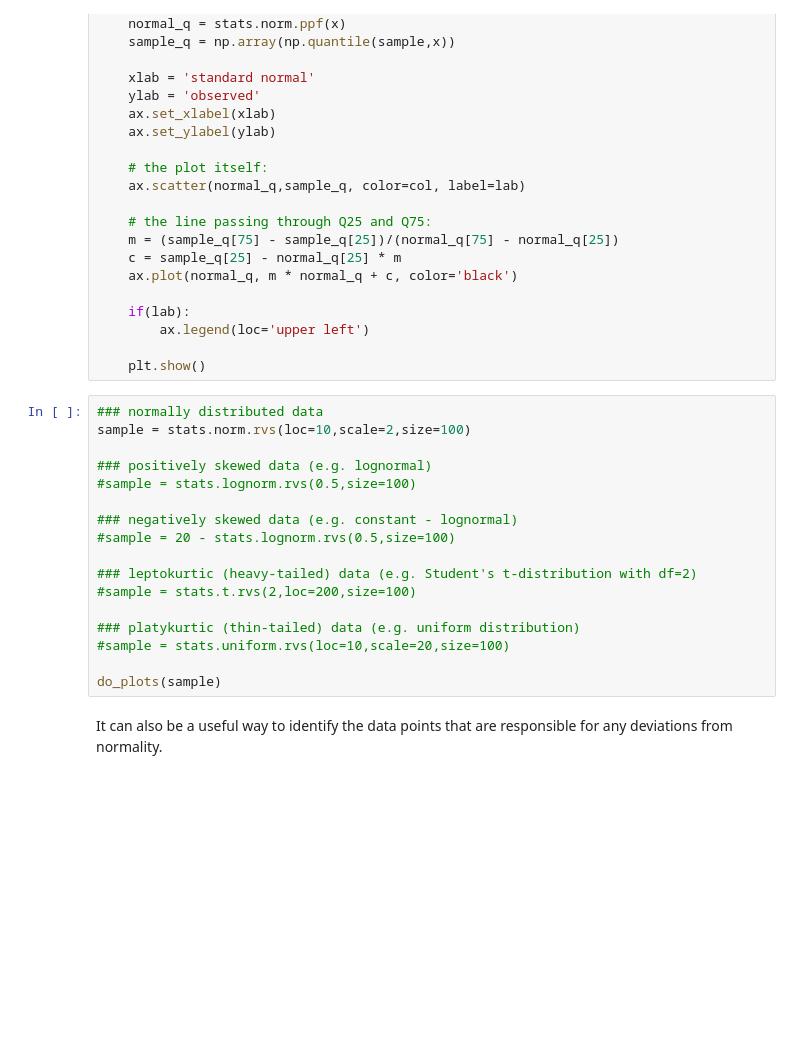
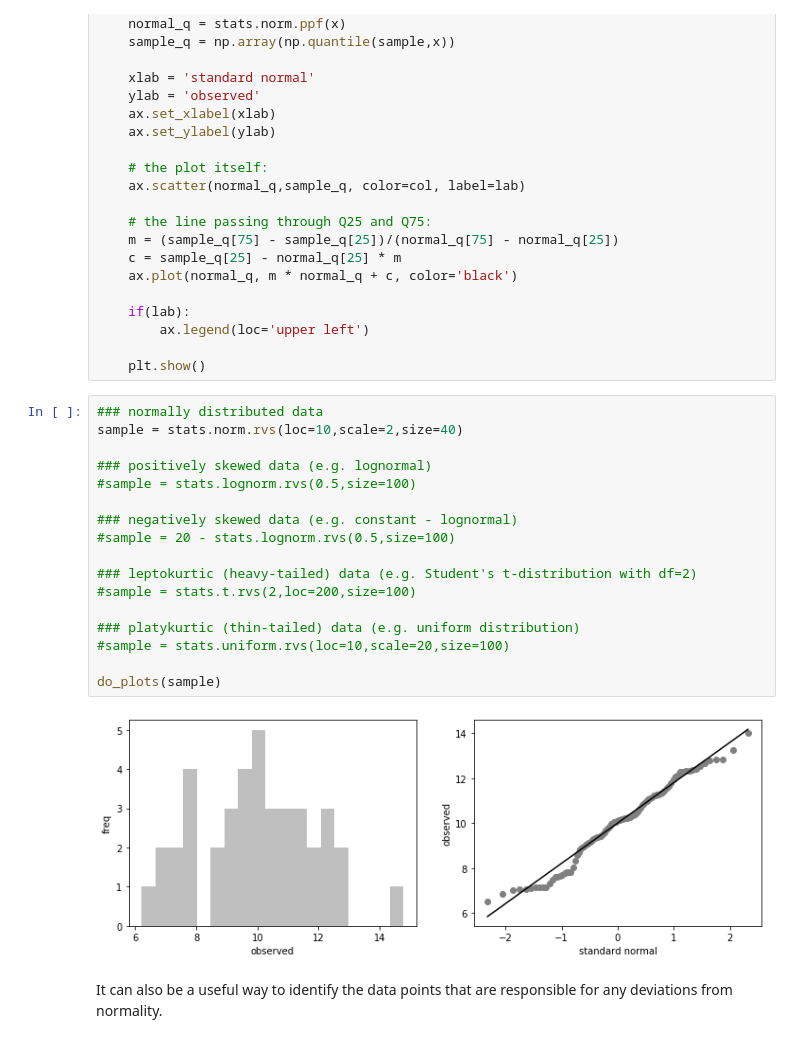
Before and after one commit to ImperialCollegeLondon/RCDS-further-hypothesis-testing, a Jupyter notebook: python_version/notebooks/6_Testing_for_normality.ipynb, the cells around one changed output. Cells and saved outputs as stored; diff of their text form; blank space fills up the shorter version.

```diff
--- a/python_version/notebooks/6_Testing_for_normality.ipynb
+++ b/python_version/notebooks/6_Testing_for_normality.ipynb
@@ -92,21 +92,23 @@ def do_plots(sample, col='gray', lab=None, mu=None, sigma=None):
     plt.show()
 # %%
 ### normally distributed data
-sample = stats.norm.rvs(loc=10,scale=2,size=100)
+sample = stats.norm.rvs(loc=10,scale=2,size=40)
 
 ### positively skewed data (e.g. lognormal)
 #sample = stats.lognorm.rvs(0.5,size=100)
 
 ### negatively skewed data (e.g. constant - lognormal)
 #sample = 20 - stats.lognorm.rvs(0.5,size=100)
 
 ### leptokurtic (heavy-tailed) data (e.g. Student's t-distribution with df=2)
 #sample = stats.t.rvs(2,loc=200,size=100)
 
 ### platykurtic (thin-tailed) data (e.g. uniform distribution)
 #sample = stats.uniform.rvs(loc=10,scale=20,size=100)
 
 do_plots(sample)
+# %% [output]
+[figure, added]
 # %% [markdown]
 It can also be a useful way to identify the data points that are responsible for any deviations from normality.
 # %% [markdown]
```
Also changed, not shown: parts of 2 cells of this notebook, 3 other files.
